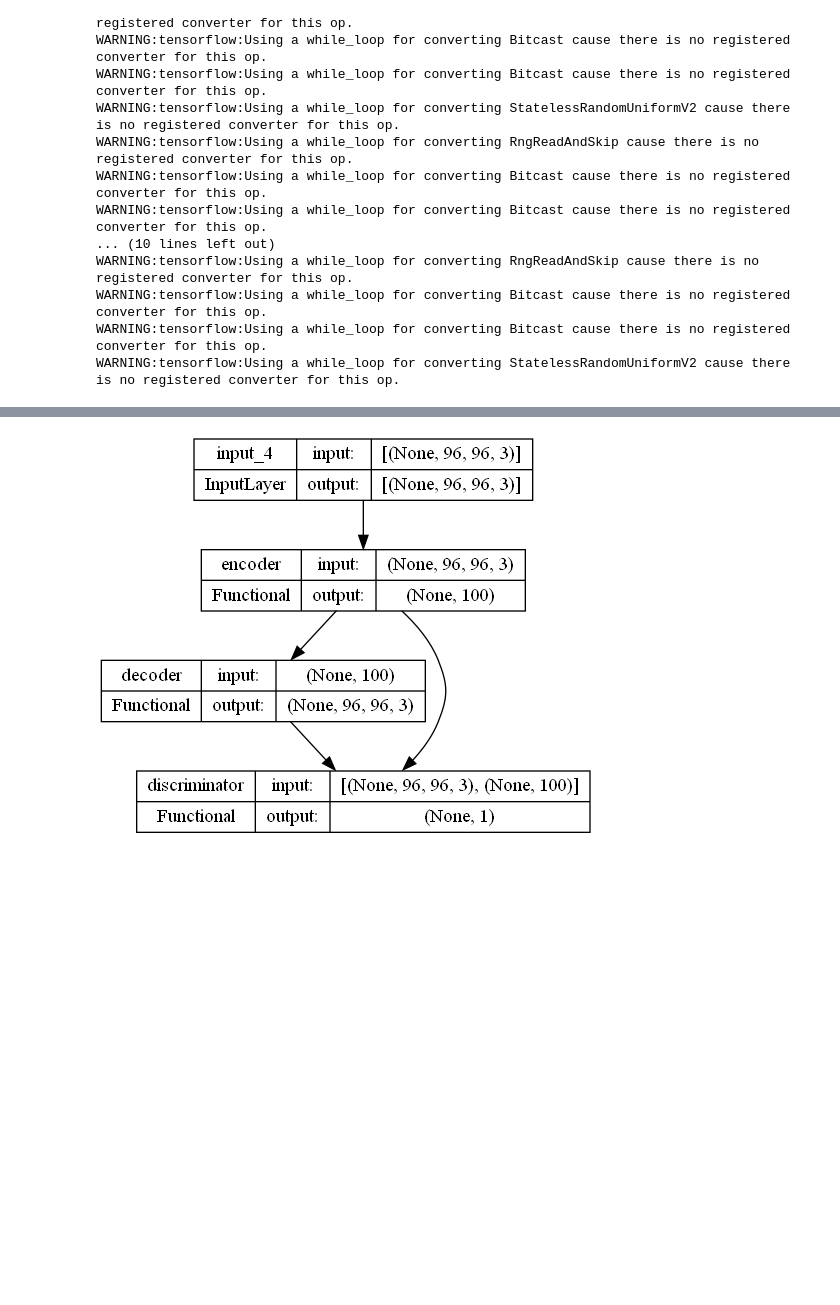
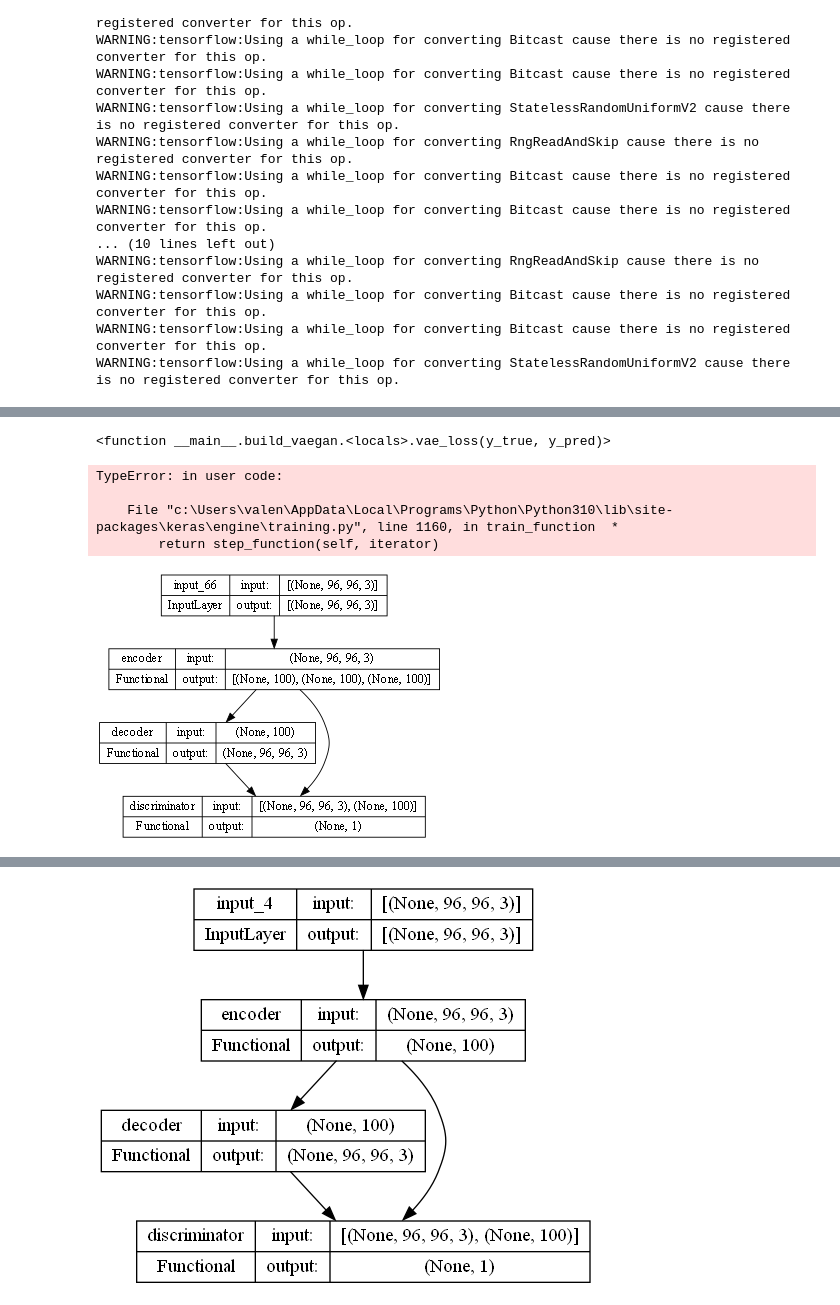
Before and after one commit to valent33/GAN_poke_deep, a Jupyter notebook: VAEGAN.ipynb, the cells around one changed output, grey strips where cells are left out. Saved outputs shown, nothing was run; the diff lists cells and outputs as text; code cells hidden in the pictures; blank space fills up the shorter version.

Commit message:
vaegan not ok :c

```diff
--- a/VAEGAN.ipynb
+++ b/VAEGAN.ipynb
@@ -12,6 +12,7 @@ channels = 4
 image_size = (width, height)
 input_shape = (width, height, channels)
 batch_size = 32
+latent_dim = 100
 # %%
 train_ds, class_names = load_data(directory, batch_size, image_size, GAN=True)
 # %% [output]
@@ -234,3 +225,7 @@ def build_discriminator(input_shape, latent_dim):
     model.compile(loss='binary_crossentropy', optimizer=opt, metrics=['accuracy'])
 
     return model
+# %%
+decoder = build_decoder(latent_dim)
+encoder = build_encoder(input_shape, latent_dim)
+discriminator = build_discriminator(input_shape, latent_dim)
@@ -263,3 +343,29 @@ def build_vaegan(input_shape, latent_dim):
+# %%
+vae_model.loss
+# %% [output]
+<function __main__.build_vaegan.<locals>.vae_loss(y_true, y_pred)>
+# %%
+for i, batch in enumerate(train_ds):
+    x_batch = batch[0]
+    # y_batch = decoder.predict(encoder.predict(x_batch, verbose=0)[-1], verbose=0)
+    # plot first image with original and generated
+    # plt.subplot(1, 2, 1)
+    # plt.imshow(x_batch[0])
+    # plt.subplot(1, 2, 2)
+    # plt.imshow(y_batch[0])
+    # plt.show()
+    vae_model.fit(x_batch, x_batch)
+    break
+# %% [output]
+TypeError: in user code:
+
+    File "c:\Users\valen\AppData\Local\Programs\Python\Python310\lib\site-packages\keras\engine\training.py", line 1160, in train_function  *
+        return step_function(self, iterator)
+# %%
+tf.keras.utils.plot_model(vae_model, to_file="vae.png", show_shapes=True, dpi=64)
+tf.keras.utils.plot_model(gan_model, to_file="gan.png", show_shapes=True, dpi=64)
+# %% [output]
+[figure, added]
 # %%
 def generate_latent_points(latent_dim, n_samples):
     # generate points in the latent space
```
Also changed, not shown: parts of 10 cells of this notebook.
